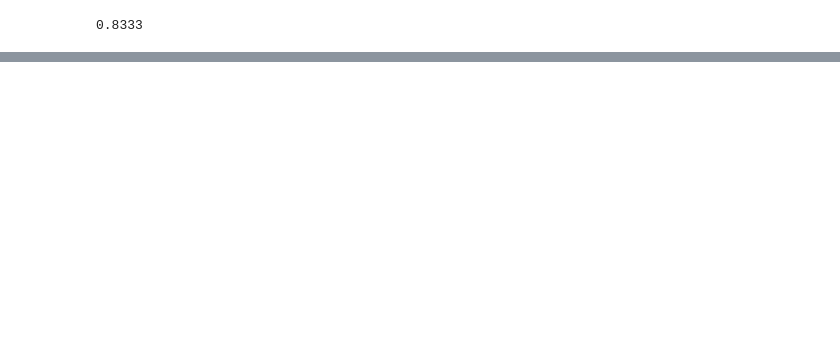
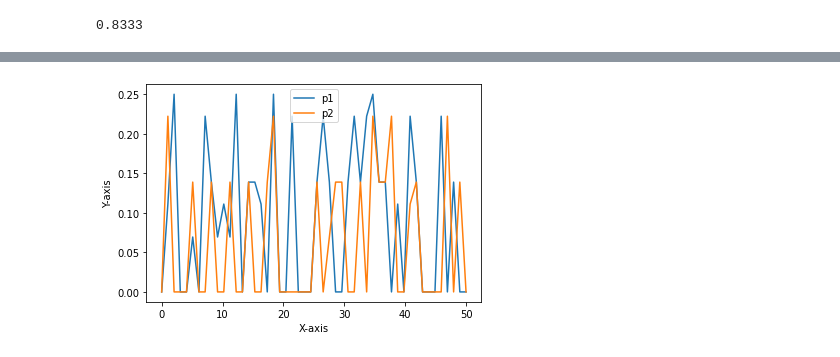
Before and after one commit to nicklasbusk/Bachelorprojekt, a Jupyter notebook: main.ipynb, the cells around one changed output, grey strips where cells are left out. Saved outputs shown, nothing was run; the diff lists cells and outputs as text; code cells hidden in the pictures; blank space fills up the shorter version.

```diff
--- a/main.ipynb
+++ b/main.ipynb
@@ -139,26 +120,33 @@ print(p_table)
 # %%
+
+np.random.seed(2020)
 def simulation(num_sim):
     SavedQFunc1=[]
     SavedQFunc2=[]
+    all_profit1 = []
+    all_profit2 = []
     for i in range(num_sim):
         q1 = np.zeros((k, k))
         q2 = np.zeros((k, k))
-        c_state = 1
-        print("abe")
+        profit1=[]
+        profit2=[]
+        c_state = np.random.choice(len(p_table), replace=False)
+        #print("start c_state:", c_state)
         for j in range(1,T):
-            print("hval")
             if j%2 == 1:
-                p1 = select_price_greedy(q1, c_state, p_table, epsilon[j])
-                Q_func(p1, c_state, q1, j)
+                p1 = select_price_greedy(q1, c_state, p_table, j)
+                #print("p1:", p1)
+                profit1.append(Q_func(p1, c_state, q1, j))
                 c_state = p1
-                print(c_state)
+                #print("simulation c_state:", c_state)
             else:
-                print("abdi")
-                p2 = select_price_greedy(q2, c_state, p_table, epsilon[j])
-                Q_func(p2, c_state, q2, j)
+                p2 = select_price_greedy(q2, c_state, p_table, j)
+                #print("p2: ", p2)
+                profit2.append(Q_func(p2, c_state, q2, j))
                 c_state = p2
-        print("antilope")
+
         SavedQFunc1.append(q1)
         SavedQFunc2.append(q2)
-    print("ko")
-    return (SavedQFunc1,SavedQFunc2)
+        all_profit1.extend(profit1)
+        all_profit2.extend(profit2)
+    return (SavedQFunc1,SavedQFunc2,all_profit1,all_profit2)
@@ -203,0 +204,10 @@ IndexError: index 0 is out of bounds for axis 0 with size 0
+# %%
+plt.plot(np.linspace(0,50,50),p1[100:150],label='p1')
+plt.plot(np.linspace(0,50,50),p2[100:150],label='p2')
+plt.xlabel('X-axis')
+plt.ylabel('Y-axis')
+plt.legend()
+
+plt.show()
+# %% [output]
+[figure, added]
```
Also changed, not shown: parts of 22 cells of this notebook, 1 other file.
